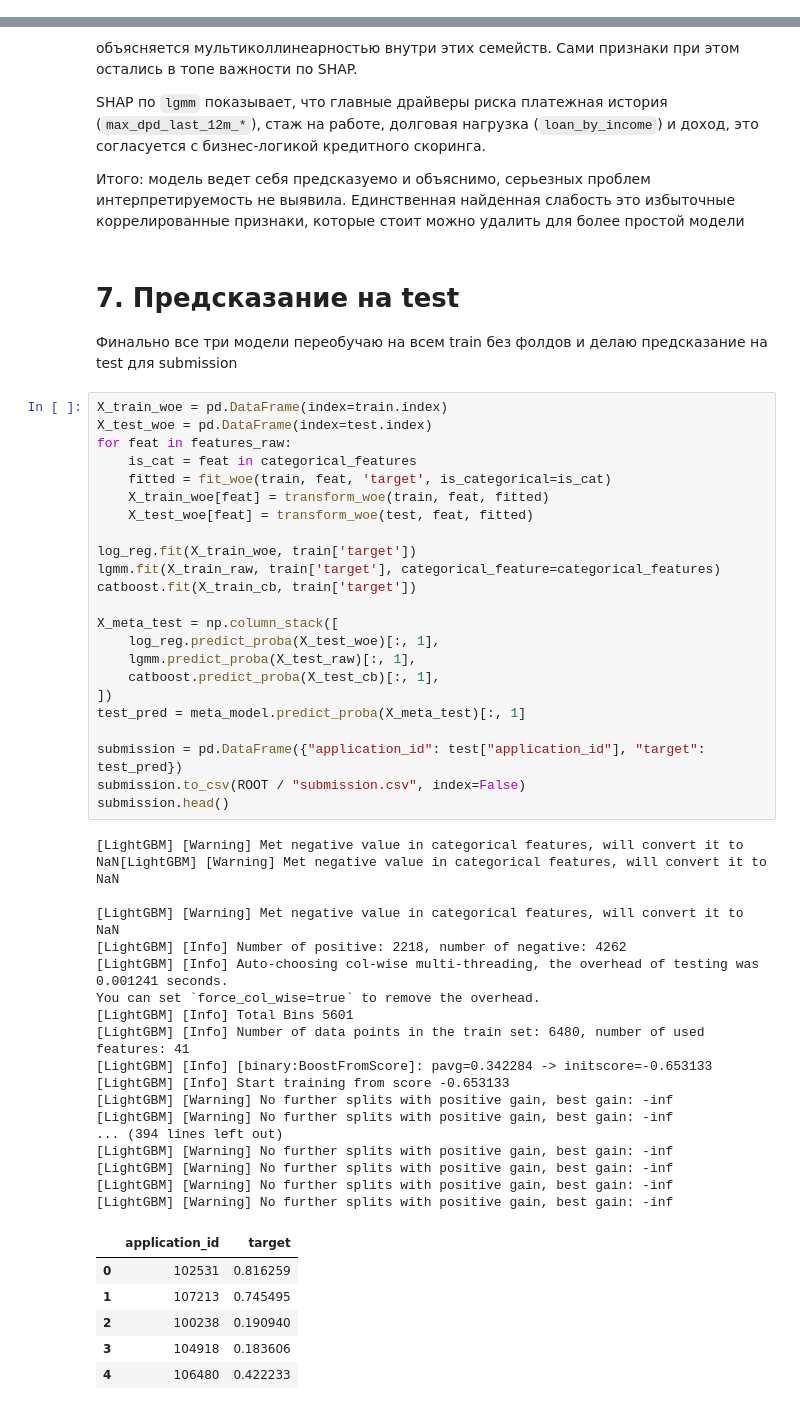
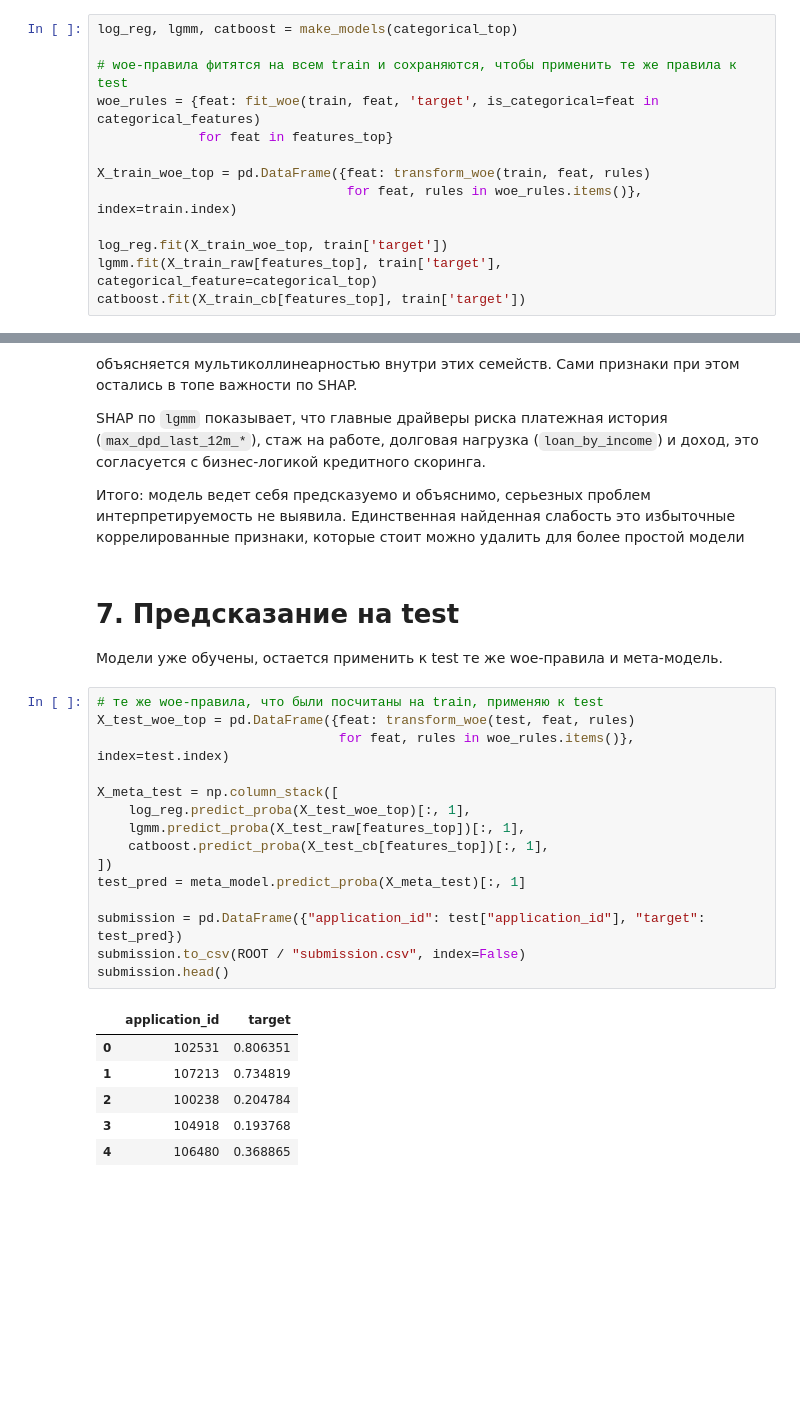
Before and after one commit to Polemarh/credit_scoring_ml, a Jupyter notebook: competition.ipynb, the cells around one changed output, grey strips where cells are left out. Saved outputs shown, nothing was run; the diff lists cells and outputs as text; blank space fills up the shorter version.

```diff
--- a/competition.ipynb
+++ b/competition.ipynb
@@ -1590,0 +1697,13 @@ scores, meta_model, oof_log_reg, oof_lgmm, oof_catboost = cv_score_blend(train)
+# %%
+log_reg, lgmm, catboost = make_models(categorical_top)
+
+# woe-правила фитятся на всем train и сохраняются, чтобы применить те же правила к test
+woe_rules = {feat: fit_woe(train, feat, 'target', is_categorical=feat in categorical_features)
+             for feat in features_top}
+
+X_train_woe_top = pd.DataFrame({feat: transform_woe(train, feat, rules)
+                                for feat, rules in woe_rules.items()}, index=train.index)
+
+log_reg.fit(X_train_woe_top, train['target'])
+lgmm.fit(X_train_raw[features_top], train['target'], categorical_feature=categorical_top)
+catboost.fit(X_train_cb[features_top], train['target'])
@@ -1653,53 +1783,28 @@ SHAP по `lgmm` показывает, что главные драйверы р
 # %% [markdown]
 # 7. Предсказание на test
 
-Финально все три модели переобучаю на всем train без фолдов и делаю предсказание на test для submission
+Модели уже обучены, остается применить к test те же woe-правила и мета-модель.
 # %%
-X_train_woe = pd.DataFrame(index=train.index)
-X_test_woe = pd.DataFrame(index=test.index)
-for feat in features_raw:
-    is_cat = feat in categorical_features
-    fitted = fit_woe(train, feat, 'target', is_categorical=is_cat)
-    X_train_woe[feat] = transform_woe(train, feat, fitted)
-    X_test_woe[feat] = transform_woe(test, feat, fitted)
-
-log_reg.fit(X_train_woe, train['target'])
-lgmm.fit(X_train_raw, train['target'], categorical_feature=categorical_features)
-catboost.fit(X_train_cb, train['target'])
+# те же woe-правила, что были посчитаны на train, применяю к test
+X_test_woe_top = pd.DataFrame({feat: transform_woe(test, feat, rules)
+                               for feat, rules in woe_rules.items()}, index=test.index)
 
 X_meta_test = np.column_stack([
-    log_reg.predict_proba(X_test_woe)[:, 1],
-    lgmm.predict_proba(X_test_raw)[:, 1],
-    catboost.predict_proba(X_test_cb)[:, 1],
+    log_reg.predict_proba(X_test_woe_top)[:, 1],
+    lgmm.predict_proba(X_test_raw[features_top])[:, 1],
+    catboost.predict_proba(X_test_cb[features_top])[:, 1],
 ])
 test_pred = meta_model.predict_proba(X_meta_test)[:, 1]
 
 submission = pd.DataFrame({"application_id": test["application_id"], "target": test_pred})
 submission.to_csv(ROOT / "submission.csv", index=False)
 submission.head()
 # %% [output]
-[LightGBM] [Warning] Met negative value in categorical features, will convert it to NaN[LightGBM] [Warning] Met negative value in categorical features, will convert it to NaN
-
-[LightGBM] [Warning] Met negative value in categorical features, will convert it to NaN
-[LightGBM] [Info] Number of positive: 2218, number of negative: 4262
-[LightGBM] [Info] Auto-choosing col-wise multi-threading, the overhead of testing was 0.001241 seconds.
-You can set `force_col_wise=true` to remove the overhead.
-[LightGBM] [Info] Total Bins 5601
-[LightGBM] [Info] Number of data points in the train set: 6480, number of used features: 41
-[LightGBM] [Info] [binary:BoostFromScore]: pavg=0.342284 -> initscore=-0.653133
-[LightGBM] [Info] Start training from score -0.653133
-[LightGBM] [Warning] No further splits with positive gain, best gain: -inf
-[LightGBM] [Warning] No further splits with positive gain, best gain: -inf
-... (394 lines left out)
-[LightGBM] [Warning] No further splits with positive gain, best gain: -inf
-[LightGBM] [Warning] No further splits with positive gain, best gain: -inf
-[LightGBM] [Warning] No further splits with positive gain, best gain: -inf
-[LightGBM] [Warning] No further splits with positive gain, best gain: -inf
 |  | application_id | target |
-| 0 | 102531 | 0.816259 |
-| 1 | 107213 | 0.745495 |
-| 2 | 100238 | 0.190940 |
-| 3 | 104918 | 0.183606 |
-| 4 | 106480 | 0.422233 |
+| 0 | 102531 | 0.806351 |
+| 1 | 107213 | 0.734819 |
+| 2 | 100238 | 0.204784 |
+| 3 | 104918 | 0.193768 |
+| 4 | 106480 | 0.368865 |
 # %%
 # PSI сравнивает распределение скора между train и test
```
Also changed, not shown: parts of 18 cells of this notebook, 2 other files.
